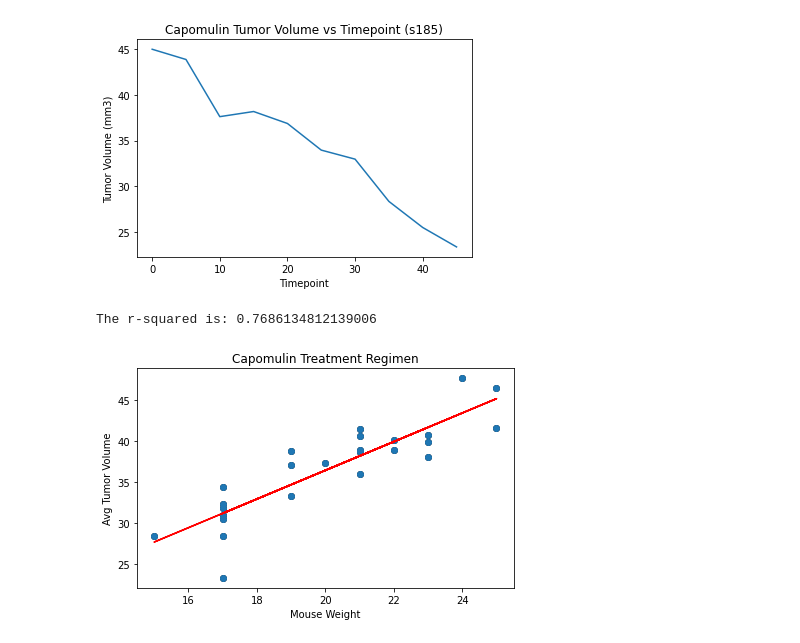
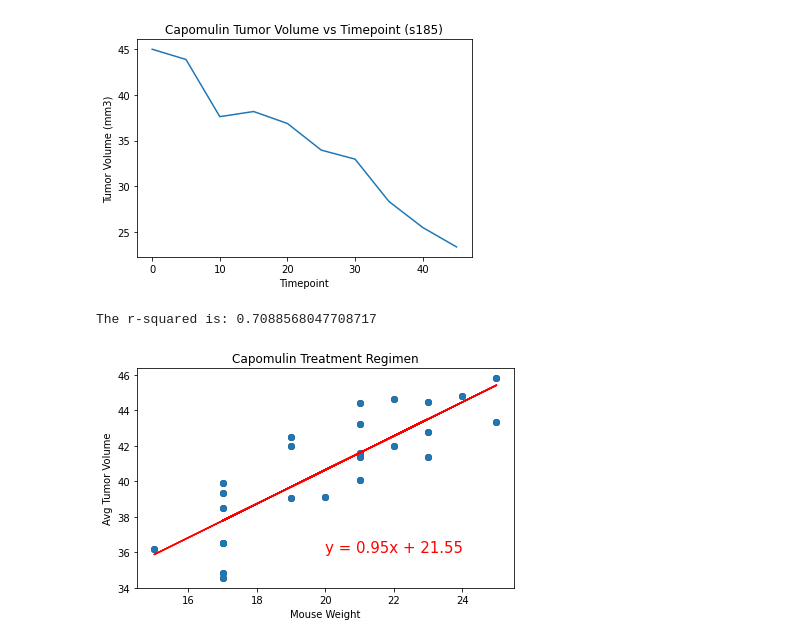
Before and after one commit to gucaselo/matplotlib, a Jupyter notebook: Pymaceuticals/Pymaceuticals.ipynb, the cells around one changed output. Drawn from its saved outputs; the diff is of its cells as text; code cells hidden in the pictures.

```diff
--- a/Pymaceuticals/Pymaceuticals.ipynb
+++ b/Pymaceuticals/Pymaceuticals.ipynb
@@ -280,24 +280,26 @@ plt.show()
 [figure]
 # %%
 #Scatter Plot of Mouse Weight vs Avg Tumor Volume for the Capomulin treatment regimen
-group_tumor_capomulin = tumor_capomulin.groupby(['Mouse ID', 'Drug Regimen']).mean()
+treatment_capomulin = promising_treatments_original.loc[promising_treatments_original['Drug Regimen'] == 'Capomulin', :]
+group_tumor_capomulin = treatment_capomulin.groupby(['Mouse ID', 'Drug Regimen']).mean()
 avg_tumorvolume = group_tumor_capomulin['Tumor Volume (mm3)']
 mouse_weight = group_tumor_capomulin['Weight (g)']
 plt.scatter(mouse_weight, avg_tumorvolume, marker="o", facecolors="red", edgecolors="black")
 
 #Correlation efficient calculation and Plot linear regression model
 x_values = mouse_weight
 y_values = avg_tumorvolume
 (slope, intercept, rvalue, pvalue, stderr) = linregress(x_values, y_values)
 regress_values = x_values * slope + intercept
 line_eq = "y = " + str(round(slope,2)) + "x + " + str(round(intercept,2))
 plt.scatter(x_values,y_values)
 plt.plot(x_values,regress_values,"r-")
+plt.annotate(line_eq,(20,36),fontsize=15,color="red")
 plt.title('Capomulin Treatment Regimen')
 plt.xlabel('Mouse Weight')
 plt.ylabel('Avg Tumor Volume')
 print(f"The r-squared is: {rvalue**2}")
 plt.tight_layout()
 # %% [output]
-The r-squared is: 0.7686134812139006
+The r-squared is: 0.7088568047708717
-[figure, old version]
+[figure, new version]
```
